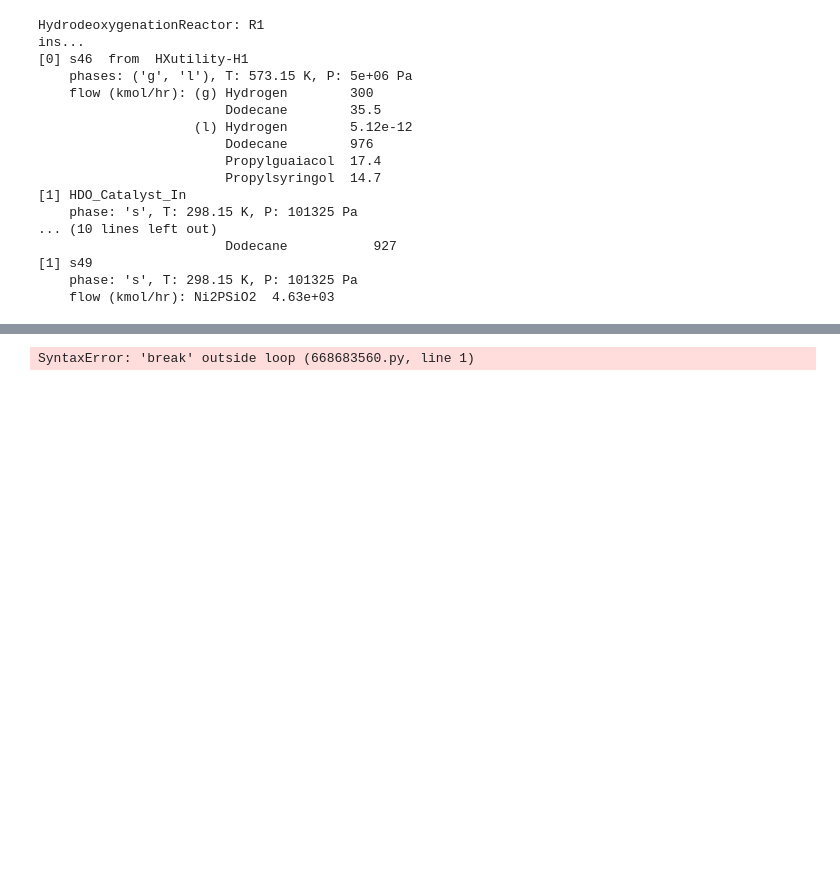
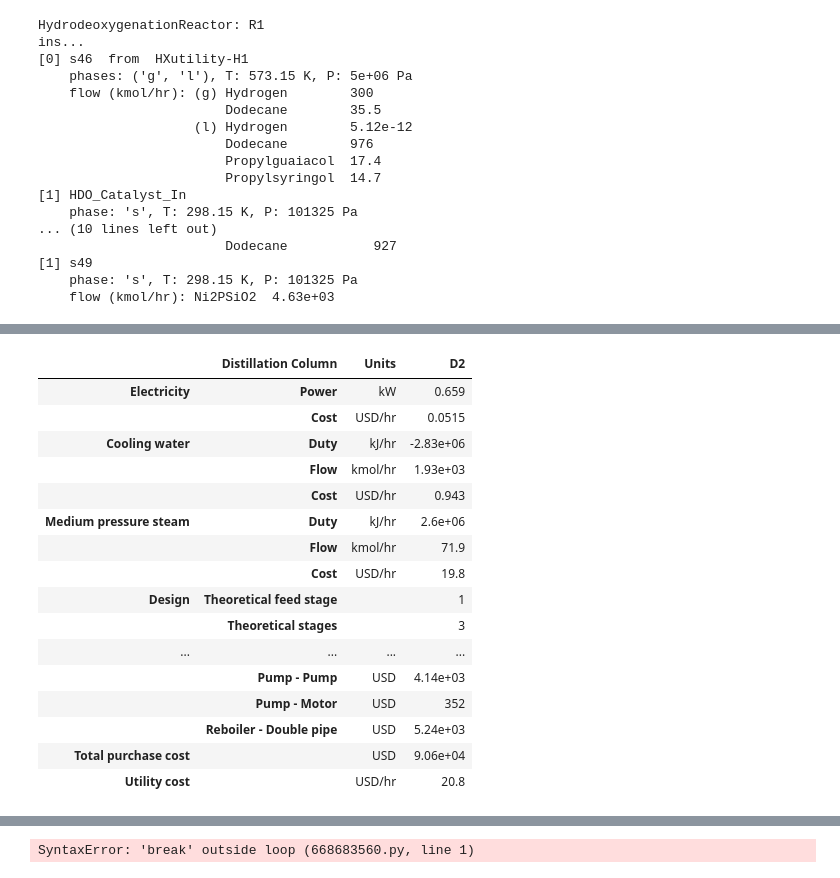
Before and after one commit to H-Wadgama/ATJ, a Jupyter notebook: lignin_saf/hdo_testing.ipynb, the cells around one changed output, grey strips where cells are left out. Cells and saved outputs as stored; diff of their text form; code cells hidden in the pictures; blank space fills up the shorter version.

```diff
--- a/lignin_saf/hdo_testing.ipynb
+++ b/lignin_saf/hdo_testing.ipynb
@@ -452,0 +491,27 @@ psa_hdo.simulate()
+# %%
+distillation_2 = bst.units.BinaryDistillation(
+    ins=distillation_1-0,
+    LHK=('Water', 'Propylcyclohexane'),
+    y_top=0.9, x_bot=0.001, P=101325, k=2,
+)
+distillation_2.simulate()
+# %%
+distillation_2.results()
+# %% [output]
+|  | Distillation Column | Units | D2 |
+| Electricity | Power | kW | 0.659 |
+|  | Cost | USD/hr | 0.0515 |
+| Cooling water | Duty | kJ/hr | -2.83e+06 |
+|  | Flow | kmol/hr | 1.93e+03 |
+|  | Cost | USD/hr | 0.943 |
+| Medium pressure steam | Duty | kJ/hr | 2.6e+06 |
+|  | Flow | kmol/hr | 71.9 |
+|  | Cost | USD/hr | 19.8 |
+| Design | Theoretical feed stage |  | 1 |
+|  | Theoretical stages |  | 3 |
+| ... | ... | ... | ... |
+|  | Pump - Pump | USD | 4.14e+03 |
+|  | Pump - Motor | USD | 352 |
+|  | Reboiler - Double pipe | USD | 5.24e+03 |
+| Total purchase cost |  | USD | 9.06e+04 |
+| Utility cost |  | USD/hr | 20.8 |
```
Also changed, not shown: parts of 7 cells of this notebook.
